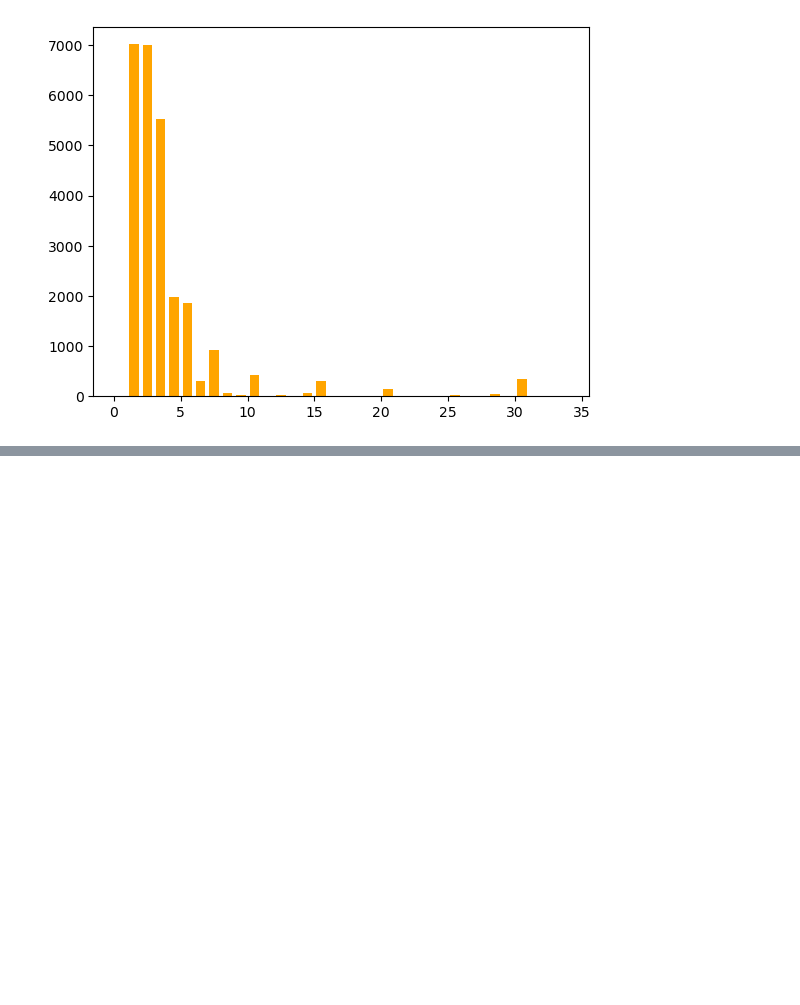
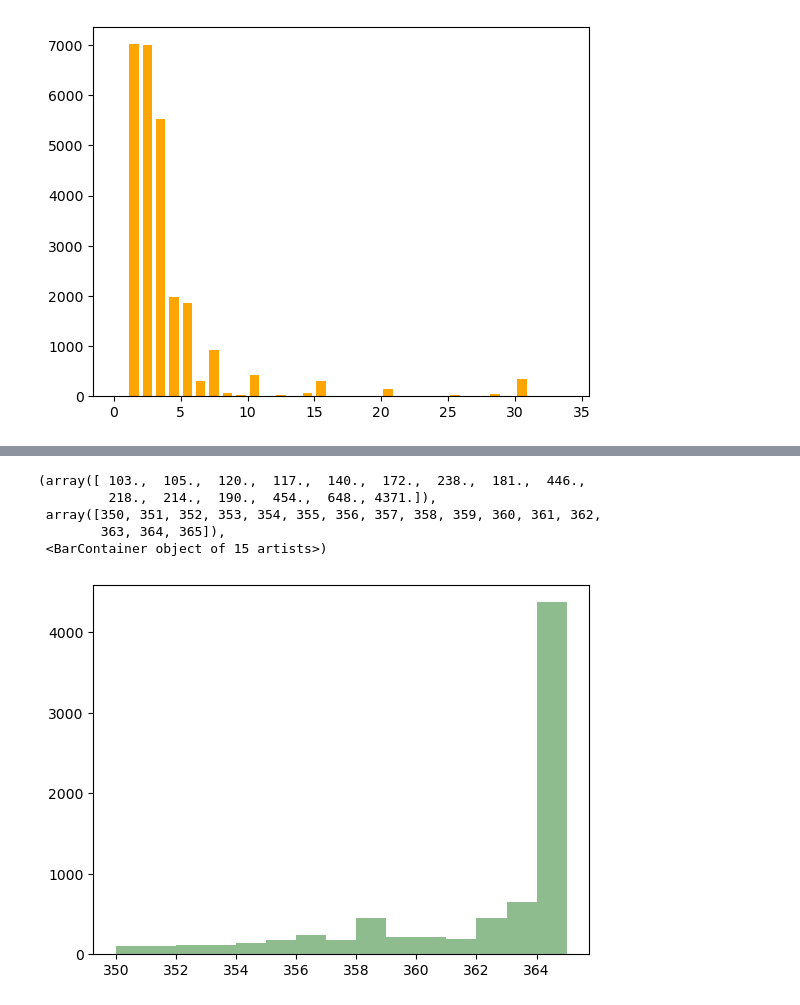
Before and after one commit to paulojr86/AnaliseDeDados-AirBnB-RJ, a Jupyter notebook: AnaliseDeDados-AirBnB-RJ.ipynb, the cells around one changed output, grey strips where cells are left out. Drawn from its saved outputs; the diff is of its cells as text; code cells hidden in the pictures; blank space fills up the shorter version.

```diff
--- a/AnaliseDeDados-AirBnB-RJ.ipynb
+++ b/AnaliseDeDados-AirBnB-RJ.ipynb
@@ -266,0 +308,12 @@ plt.hist(df2['minimum_nights'], bins=range(0,35,1), rwidth=0.7,color='orange')
+# %%
+#Disponibilidade das acomodações, quantidade de anúncios X números de dias
+
+ano_inteiro = df2[df2.availability_365 >= 350].availability_365.sort_values(ascending=False)
+plt.hist(ano_inteiro, bins=range(350,366,1),color='darkseagreen')
+# %% [output]
+(array([ 103.,  105.,  120.,  117.,  140.,  172.,  238.,  181.,  446.,
+         218.,  214.,  190.,  454.,  648., 4371.]),
+ array([350, 351, 352, 353, 354, 355, 356, 357, 358, 359, 360, 361, 362,
+        363, 364, 365]),
+ <BarContainer object of 15 artists>)
+[figure, added]
```
Also changed, not shown: parts of 9 cells of this notebook.
